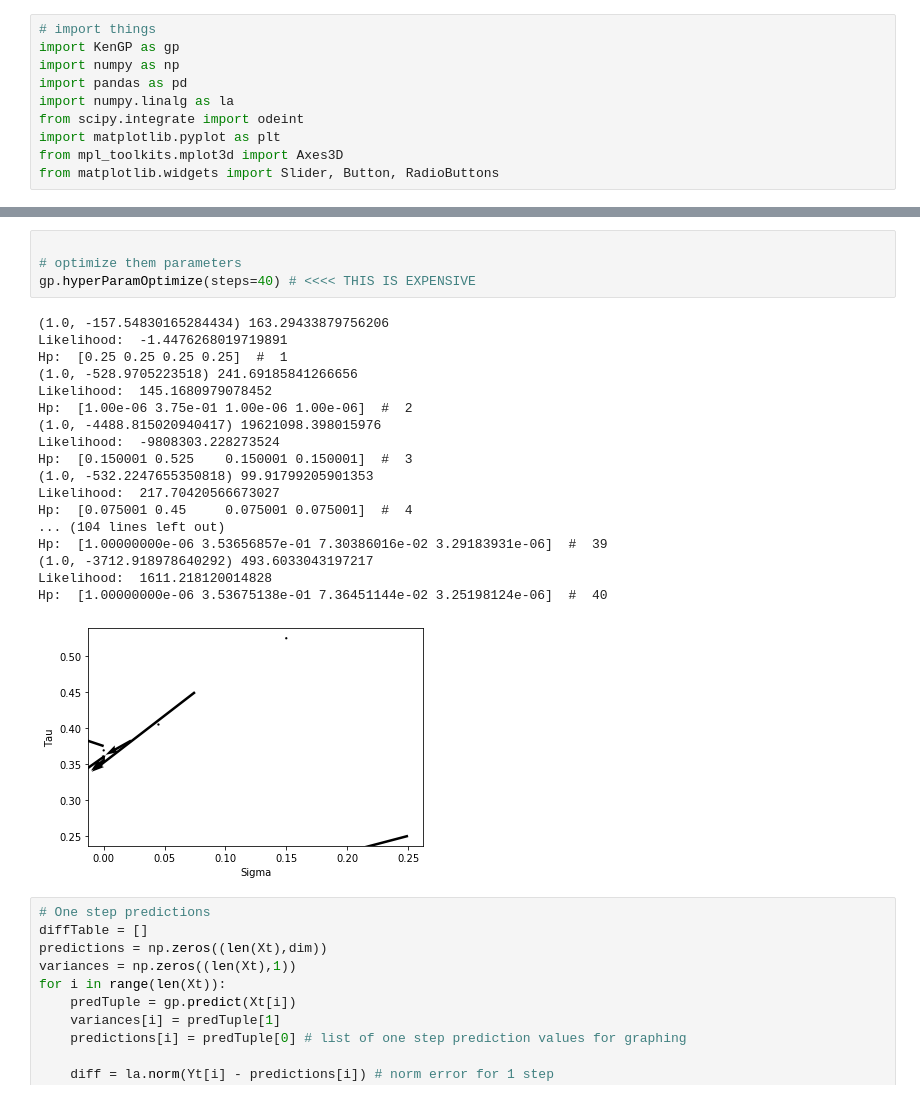
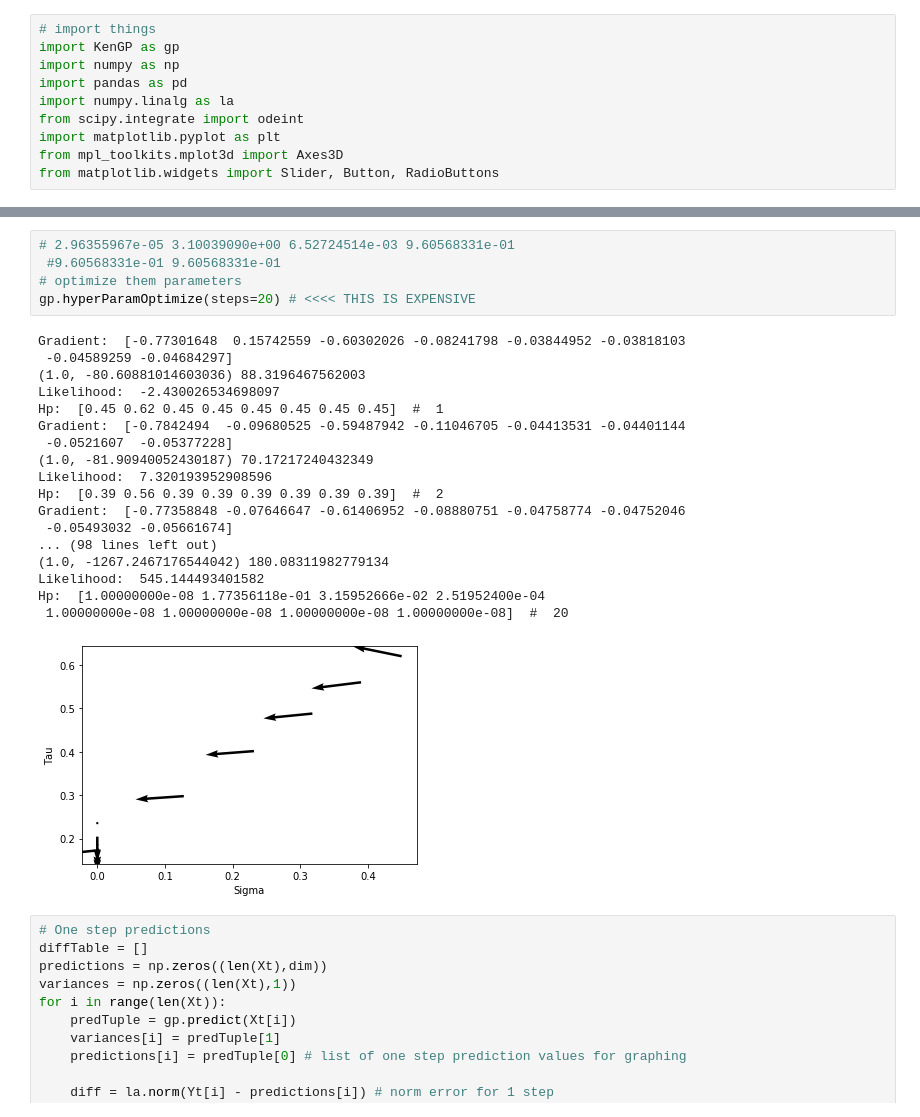
Before and after one commit to kenflat2/Nonlinear-Regression, a Jupyter notebook: GP Experimenter.ipynb, the cells around one changed output, grey strips where cells are left out. Cells and saved outputs as stored; diff of their text form.

```diff
--- a/GP Experimenter.ipynb
+++ b/GP Experimenter.ipynb
@@ -129,26 +180,27 @@ Data input success
 # %%
-
+# 2.96355967e-05 3.10039090e+00 6.52724514e-03 9.60568331e-01
+ #9.60568331e-01 9.60568331e-01
 # optimize them parameters
-gp.hyperParamOptimize(steps=40) # <<<< THIS IS EXPENSIVE
+gp.hyperParamOptimize(steps=20) # <<<< THIS IS EXPENSIVE
 # %% [output]
-(1.0, -157.54830165284434) 163.29433879756206
-Likelihood:  -1.4476268019719891
-Hp:  [0.25 0.25 0.25 0.25]  #  1
-(1.0, -528.9705223518) 241.69185841266656
-Likelihood:  145.1680979078452
-Hp:  [1.00e-06 3.75e-01 1.00e-06 1.00e-06]  #  2
-(1.0, -4488.815020940417) 19621098.398015976
-Likelihood:  -9808303.228273524
-Hp:  [0.150001 0.525    0.150001 0.150001]  #  3
-(1.0, -532.2247655350818) 99.91799205901353
-Likelihood:  217.70420566673027
-Hp:  [0.075001 0.45     0.075001 0.075001]  #  4
-... (104 lines left out)
-Hp:  [1.00000000e-06 3.53656857e-01 7.30386016e-02 3.29183931e-06]  #  39
-(1.0, -3712.918978640292) 493.6033043197217
-Likelihood:  1611.218120014828
-Hp:  [1.00000000e-06 3.53675138e-01 7.36451144e-02 3.25198124e-06]  #  40
+Gradient:  [-0.77301648  0.15742559 -0.60302026 -0.08241798 -0.03844952 -0.03818103
+ -0.04589259 -0.04684297]
+(1.0, -80.60881014603036) 88.3196467562003
+Likelihood:  -2.430026534698097
+Hp:  [0.45 0.62 0.45 0.45 0.45 0.45 0.45 0.45]  #  1
+Gradient:  [-0.7842494  -0.09680525 -0.59487942 -0.11046705 -0.04413531 -0.04401144
+ -0.0521607  -0.05377228]
+(1.0, -81.90940052430187) 70.17217240432349
+Likelihood:  7.320193952908596
+Hp:  [0.39 0.56 0.39 0.39 0.39 0.39 0.39 0.39]  #  2
+Gradient:  [-0.77358848 -0.07646647 -0.61406952 -0.08880751 -0.04758774 -0.04752046
+ -0.05493032 -0.05661674]
+... (98 lines left out)
+(1.0, -1267.2467176544042) 180.08311982779134
+Likelihood:  545.144493401582
+Hp:  [1.00000000e-08 1.77356118e-01 3.15952666e-02 2.51952400e-04
+ 1.00000000e-08 1.00000000e-08 1.00000000e-08 1.00000000e-08]  #  20
-[figure, old version]
+[figure, new version]
 # %%
 # One step predictions
 diffTable = []
```
Also changed, not shown: parts of 9 cells of this notebook, 2 other files.
